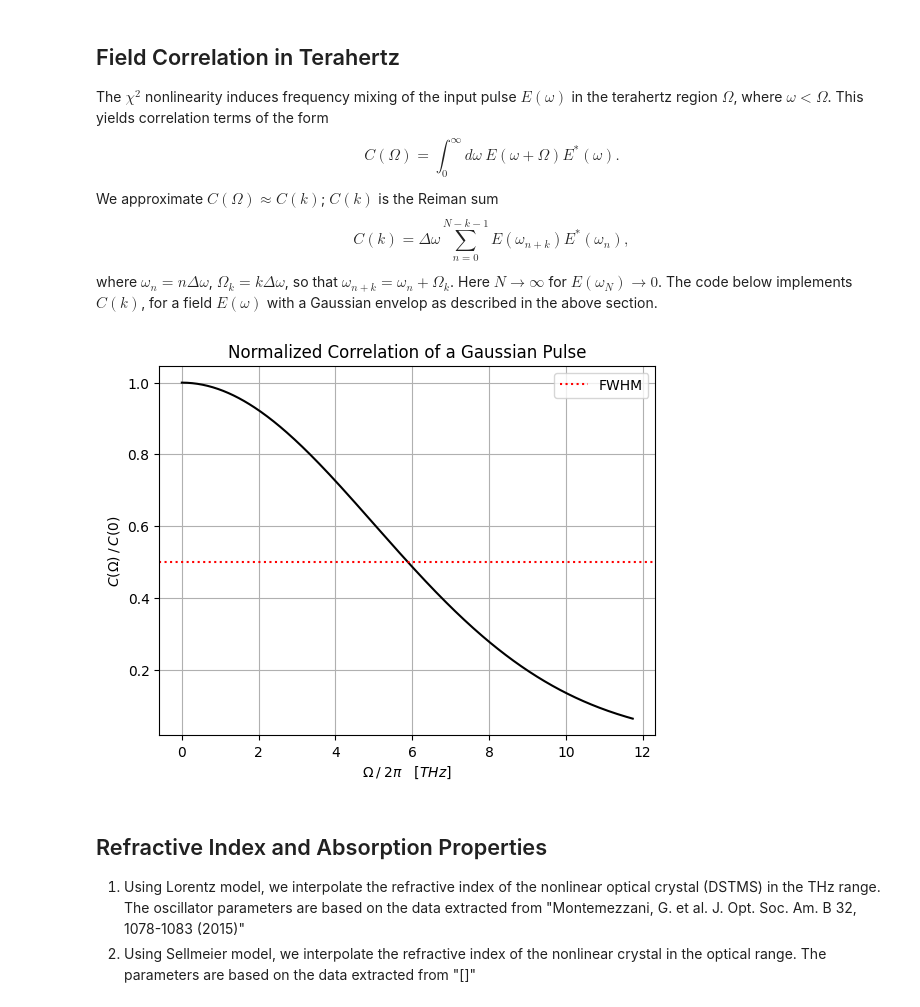
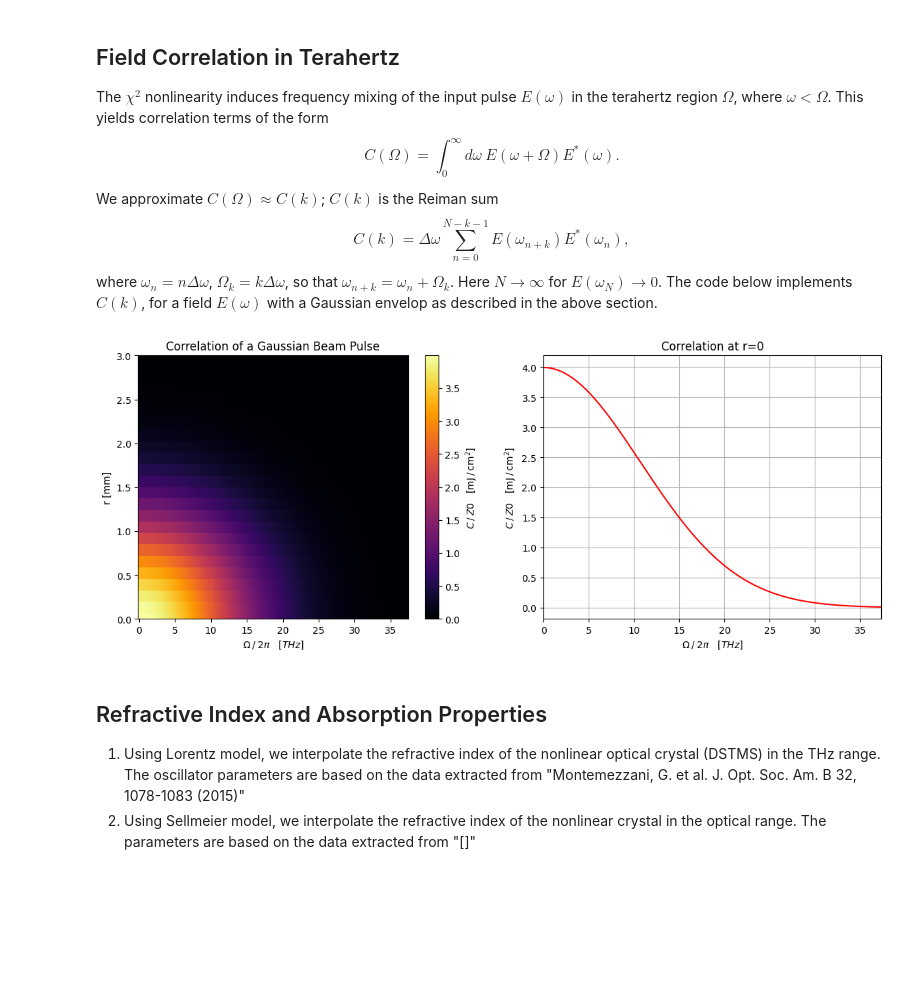
Before and after one commit to p-engel/nonlinear_optics, a Jupyter notebook: optical_rectification/analysis.ipynb, the cells around one changed output. Saved outputs shown, nothing was run; the diff lists cells and outputs as text; code cells hidden in the pictures; blank space fills up the shorter version.

```diff
--- a/optical_rectification/analysis.ipynb
+++ b/optical_rectification/analysis.ipynb
@@ -279,30 +279,48 @@ where $\omega_n = n\Delta\omega$, $\Omega_k = k\Delta\omega$, so that $\omega_{n
 The code below implements $C(k)$, for a field $E(\omega)$ with a Gaussian envelop as described in the above section.
 # %%
 # variables
-# n_dps = int( ( max(pulse.w) - min(pulse.w) ) / dw )
-n_dps = 2 * int( 2*np.pi*w_fwhm / dw )
+n_dps = 3 * int( 2*np.pi*w_fwhm / dw )
 N = n_dps + 1
 Ω = np.linspace(0, n_dps, N) * dw
 
-perseval_pref = np.sqrt(  np.pi / (2 / pulse.delta**2) )
-norm = perseval_pref * abs(pulse.Aw)**2
+perseval_pref = np.sqrt(  np.pi / (2 / g.delta**2) )
+Aw_0 = g.amplitude(0,0) / (g.delta / np.sqrt(2))
+norm = perseval_pref * abs(Aw_0)**2
 
-chi2_mixing = definitions.Chi2_mixing(
-    pulse.field_w(), dw, N
-)
-C_m = chi2_mixing.correlation()
-
-fig2, ax2 = plt.subplots()
-ax2.plot(Ω/(2*np.pi), C_m.real / norm, 'k')
-ax2.axhline(y=0.5, color='r', linestyle=':', label="FWHM")
-ax2.set_title("Normalized Correlation of a Gaussian Pulse")
-ax2.set_xlabel(r"$\Omega \: / \: 2\pi \quad [THz]$")
-ax2.set_ylabel(r"$C(\Omega) \: / \: C(0)$")
-ax2.legend()
-ax2.tick_params(axis='y',labelcolor='k')
-plt.grid(True)
+chi2_mixing = definitions.Chi2_mixing( g.field_w(0), dw, N )
+C_m = chi2_mixing.correlation() * 1e-12
-# %% [output]
-[figure, removed]
+# %%
+fig4, (ax4, ax5) = plt.subplots(1, 2, figsize=(14, 5))
+
+mesh = ax4.pcolormesh(
+    Ω/(2*np.pi),
+    g.r * 1e3,
+    np.abs(C_m)*1e-1/(2*Z0),
+    cmap="inferno",
+    shading="auto"
+)
+
+fig4.colorbar(mesh, ax=ax4,
+              label=r"$C \:/\: Z0 \quad [{\rm mJ \:/\: cm^2}]$"
+)
+ax4.set_xlabel(r"$\Omega \: / \: 2\pi \quad [THz]$")
+ax4.set_ylabel('r [mm]')
+ax4.set_ylim(0,3)
+ax4.set_title("Correlation of a Gaussian Beam Pulse")
+
+ax5.plot(Ω/(2*np.pi), np.abs(C_m.real[0, :])*1e-1/(2*Z0), 'r')
+# ax5.plot(Ω/(2*np.pi), C_m.real / norm, 'k')
+# ax5.axhline(y=0.5, color='r', linestyle=':', label="FWHM")
+# ax5.legend()
+# ax5.set_title("Normalized Correlation of a Gaussian Pulse")
+ax5.set_title("Correlation at r=0")
+ax5.set_xlabel(r"$\Omega \: / \: 2\pi \quad [THz]$")
+ax5.set_xlim(0, max(Ω/(2*np.pi)))
+ax5.set_ylabel(r"$C \: / \: Z0 \quad [{\rm mJ \:/\: cm^2}]$")
+ax5.tick_params(axis='y',labelcolor='k')
+plt.grid(True)
+# %% [output]
+[figure, added]
 # %% [markdown]
 ## Refractive Index and Absorption Properties
 
```
Also changed, not shown: parts of 5 cells of this notebook, 1 other file.
